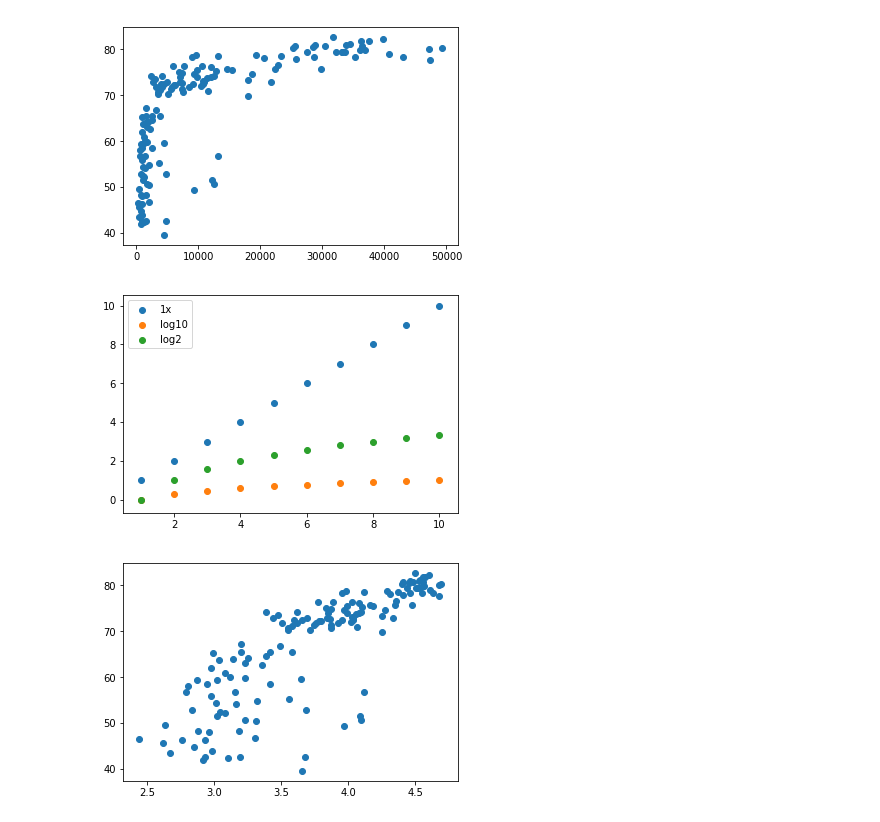
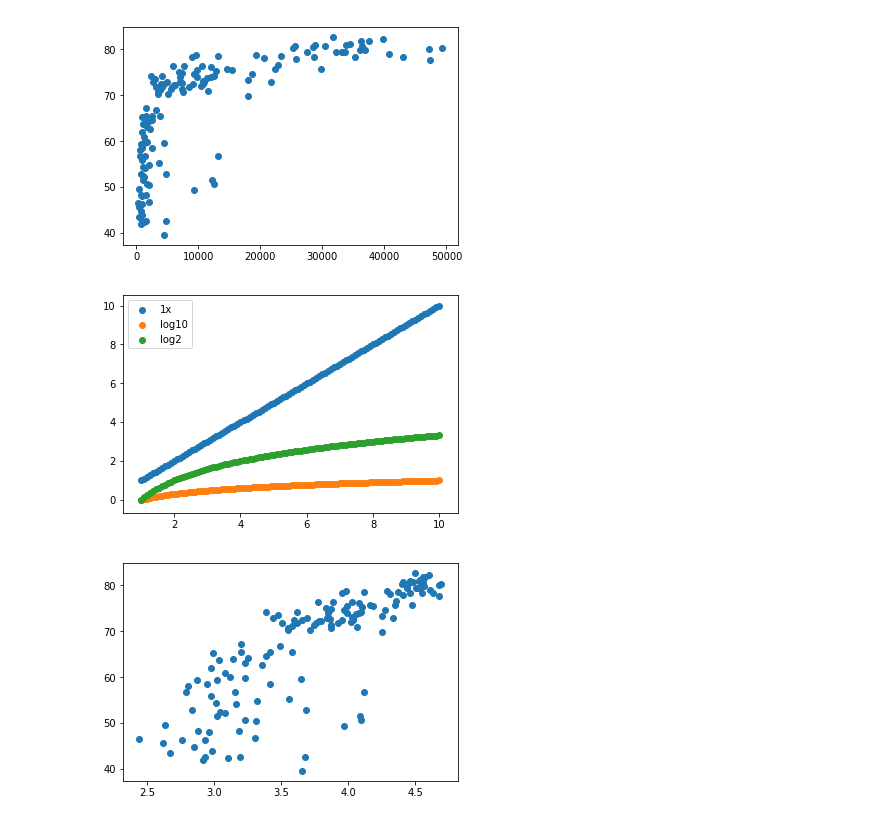
Before and after one commit to minghung/MaxDemo, a Jupyter notebook: Ming GDP Model.ipynb, the cells around one changed output. Saved outputs shown, nothing was run; the diff lists cells and outputs as text; code cells hidden in the pictures.

```diff
--- a/Ming GDP Model.ipynb
+++ b/Ming GDP Model.ipynb
@@ -25,17 +20,17 @@ plt.show()
 # %% [output]
 [figure]
 # %%
-x = np.linspace(1,10,10)
+x = np.linspace(1,10,100)
 y1 = x
 y2 = [np.log10(n) for n in x]
 y3 = [np.log2(n) for n in x]
 plt.scatter(x, y1)
 plt.scatter(x, y2)
 plt.scatter(x, y3)
 plt.legend(["1x", "log10", "log2"])
 plt.show()
 # %% [output]
-[figure, old version]
+[figure, new version]
 # %%
 plt.scatter(np.log10(df_2007.gdpPerCapita), df_2007.lifeExpectancy)
 plt.show()
```
Also changed, not shown: parts of 3 cells of this notebook, 2 other files.
